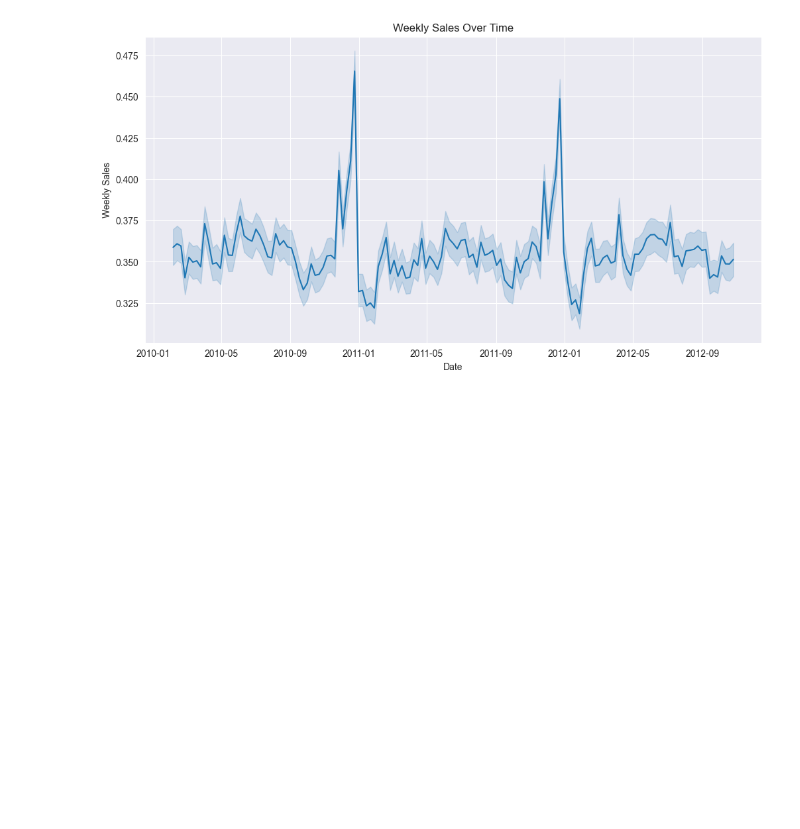
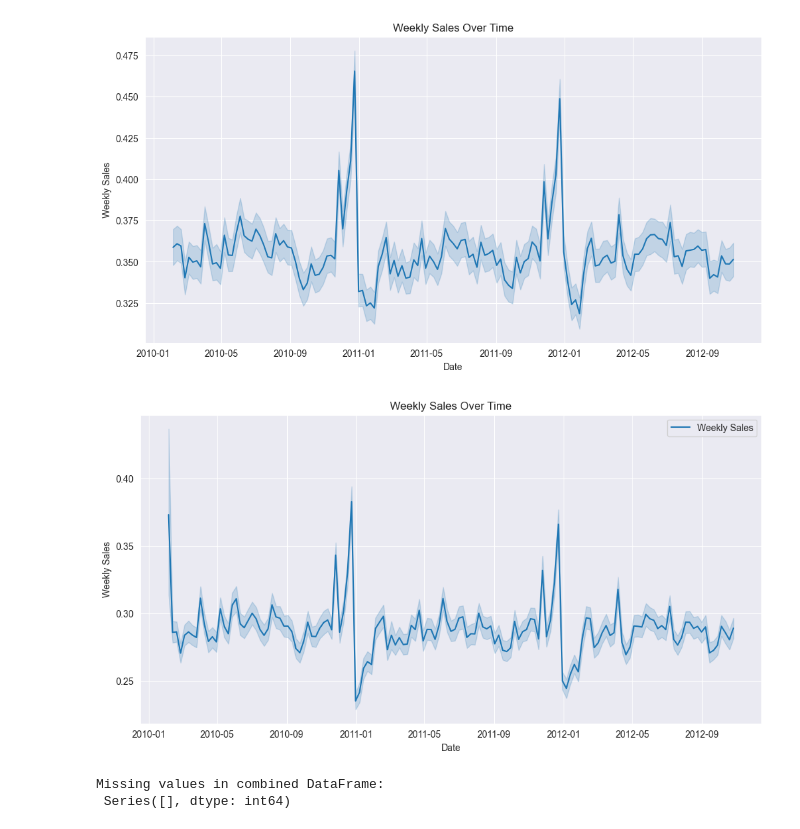
Before and after one commit to egemenozen1/Walmart-LSTM-Sales-Forecasting, a Jupyter notebook: Notebooks/Notebook1-DataCleaning.ipynb, the cells around one changed output. Drawn from its saved outputs; the diff is of its cells as text; code cells hidden in the pictures; blank space fills up the shorter version.

```diff
--- a/Notebooks/Notebook1-DataCleaning.ipynb
+++ b/Notebooks/Notebook1-DataCleaning.ipynb
@@ -609,3 +610,21 @@ plt.ylabel("Weekly Sales")
 plt.show()
 # %% [output]
 [figure]
+# %%
+# Plot trend of Weekly Sales over time to check seasonality or trends
+plt.figure(figsize=(12, 6))
+sns.lineplot(x='Date', y='Weekly_Sales', data=combined_df, label='Weekly Sales')
+plt.title("Weekly Sales Over Time")
+plt.xlabel("Date")
+plt.ylabel("Weekly Sales")
+plt.legend()
+plt.show()
+# %% [output]
+[figure, added]
+# %%
+# Check for missing values in the combined DataFrame
+missing_values = combined_df.isnull().sum()
+print("Missing values in combined DataFrame:\n", missing_values[missing_values > 0])
+# %% [output]
+Missing values in combined DataFrame:
+ Series([], dtype: int64)
```
Also changed, not shown: parts of 15 cells of this notebook.
